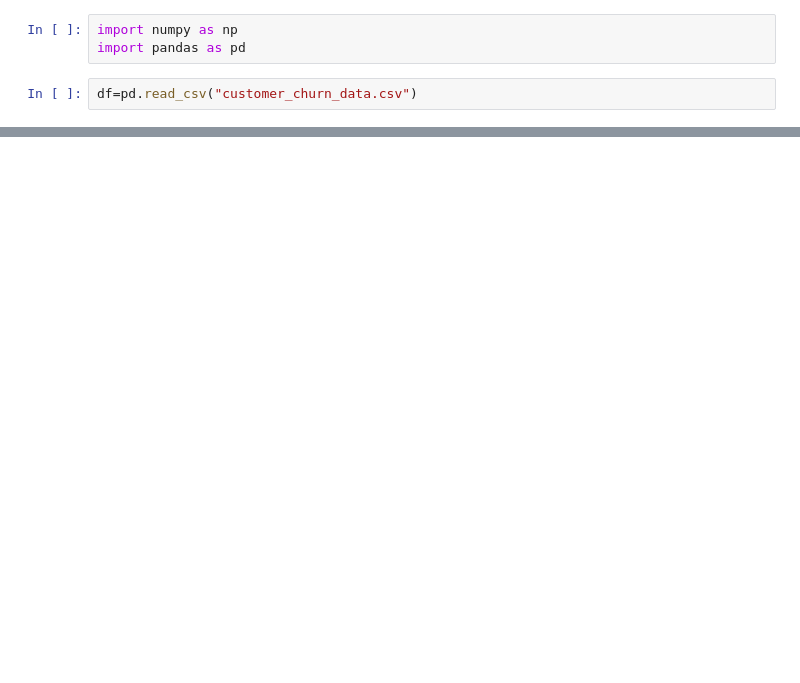
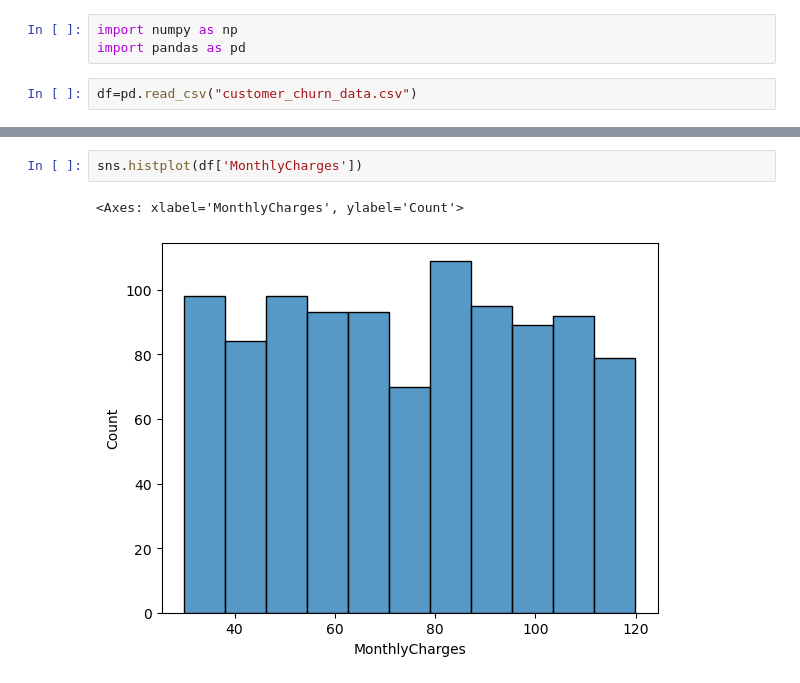
Before and after one commit to ajayanta/customer-churn-prediction, a Jupyter notebook: customer-churn-prediction.ipynb, the cells around one changed output, grey strips where cells are left out. Drawn from its saved outputs; the diff is of its cells as text; blank space fills up the shorter version.

```diff
--- a/customer-churn-prediction.ipynb
+++ b/customer-churn-prediction.ipynb
@@ -16,0 +161,5 @@ df.head()
+# %%
+sns.histplot(df['MonthlyCharges'])
+# %% [output]
+<Axes: xlabel='MonthlyCharges', ylabel='Count'>
+[figure, added]
```
Also changed, not shown: parts of 30 cells of this notebook.
